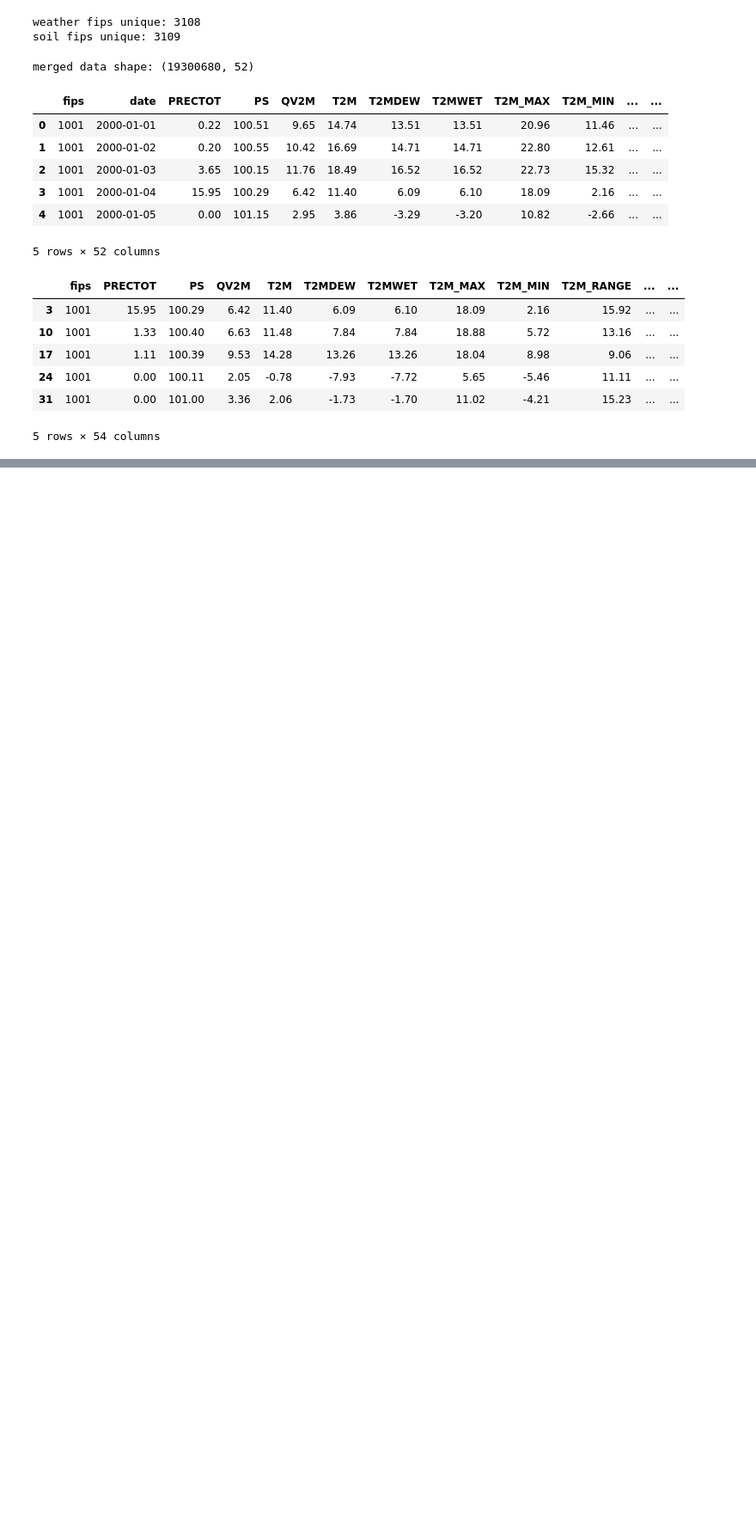
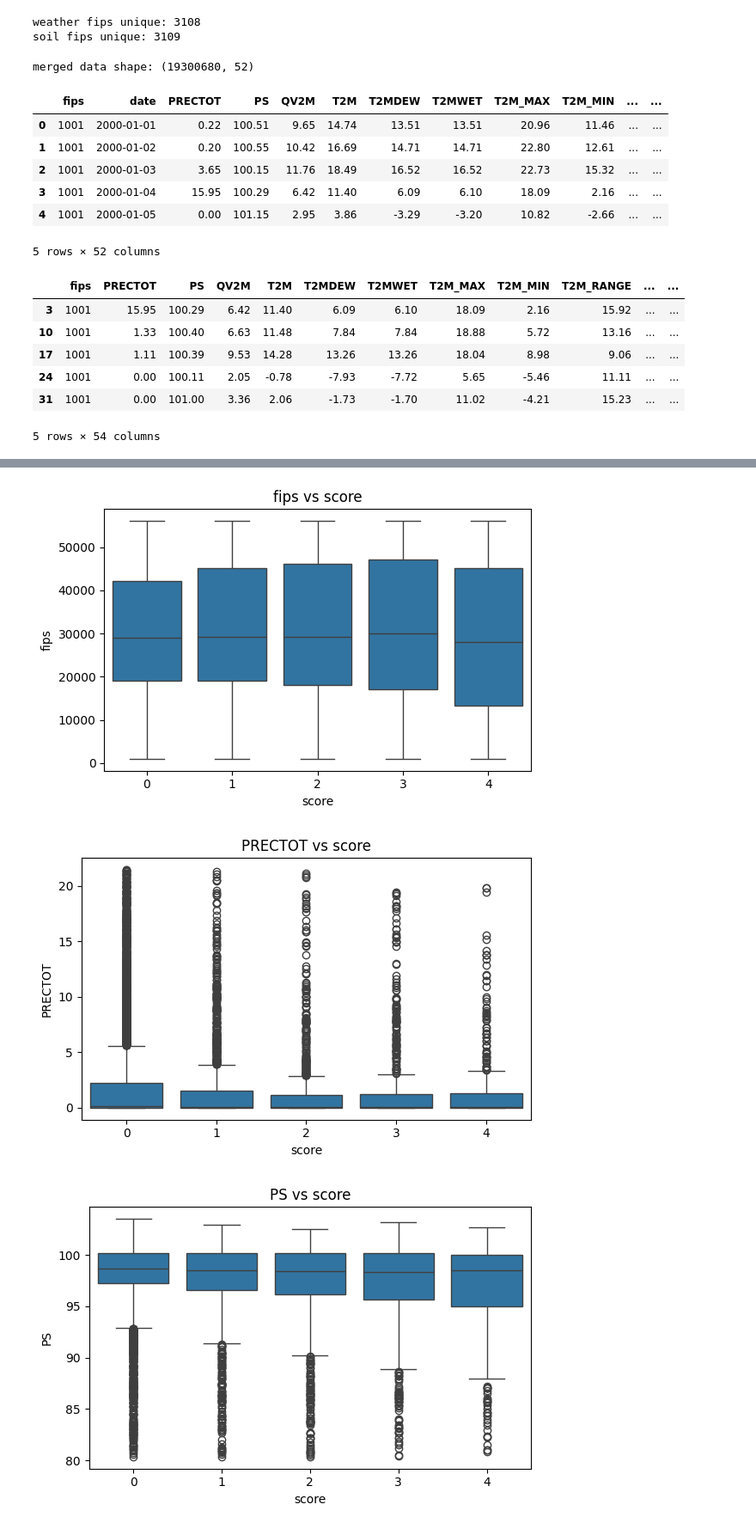
Before and after one commit to aafiaiqbal06/DRAUGHT-DETECTION, a Jupyter notebook: code.ipynb, the cells around one changed output, grey strips where cells are left out. Shown at 86% size. Saved outputs shown, nothing was run; the diff lists cells and outputs as text; code cells hidden in the pictures; blank space fills up the shorter version.

```diff
--- a/code.ipynb
+++ b/code.ipynb
@@ -176,0 +232,20 @@ for col in data.columns:
+# %%
+# Sample and make sure 'score' is categorical
+sample_data = data.sample(n=10000, random_state=42)
+sample_data['score'] = sample_data['score'].round().astype(int)
+num_cols = data.select_dtypes(include='number').columns
+num_cols = [col for col in num_cols if col != 'score']
+# Define important columns (no spaces!)
+imp_cols = ['T2M_MAX', 'T2M_RANGE', 'lat', 'GRS_LAND']
+
+# Boxplots of important variables vs score
+for col in num_cols:
+    plt.figure(figsize=(6, 4))
+    sns.boxplot(x='score', y=col, data=sample_data)
+    plt.title(f"{col} vs score")
+    plt.tight_layout()
+    plt.show()
+# %% [output]
+[figure, added]
+[figure, added]
+[figure, added]
```
Also changed, not shown: parts of 10 cells of this notebook.
